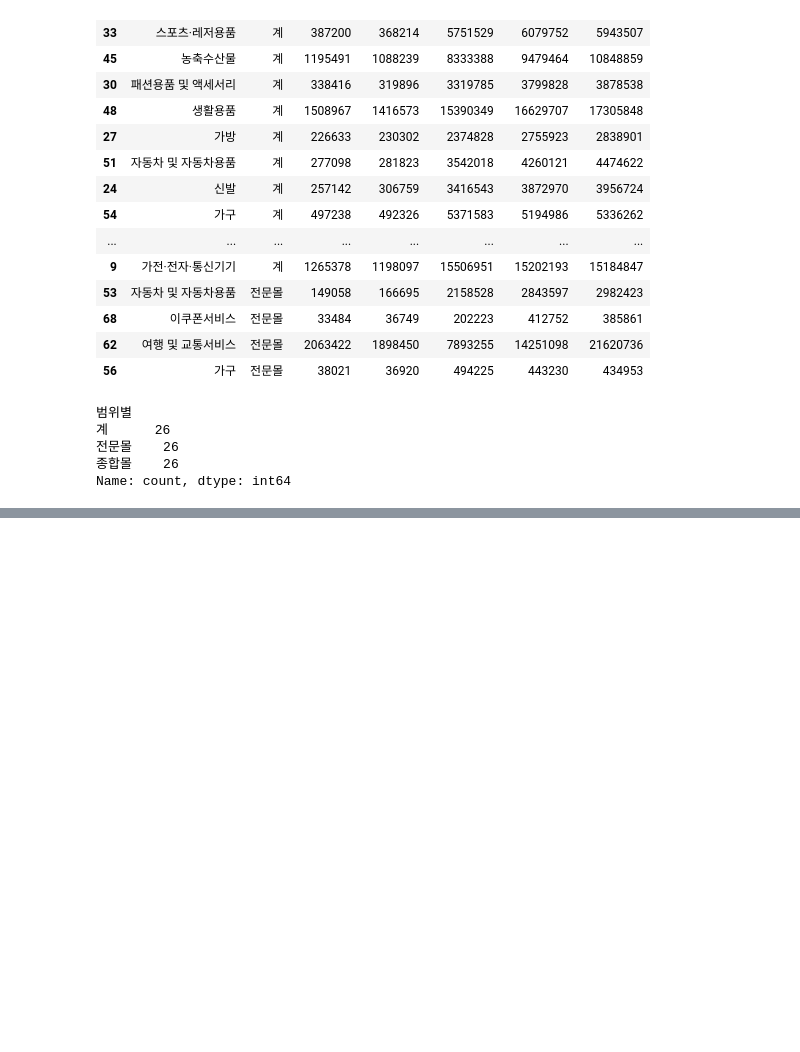
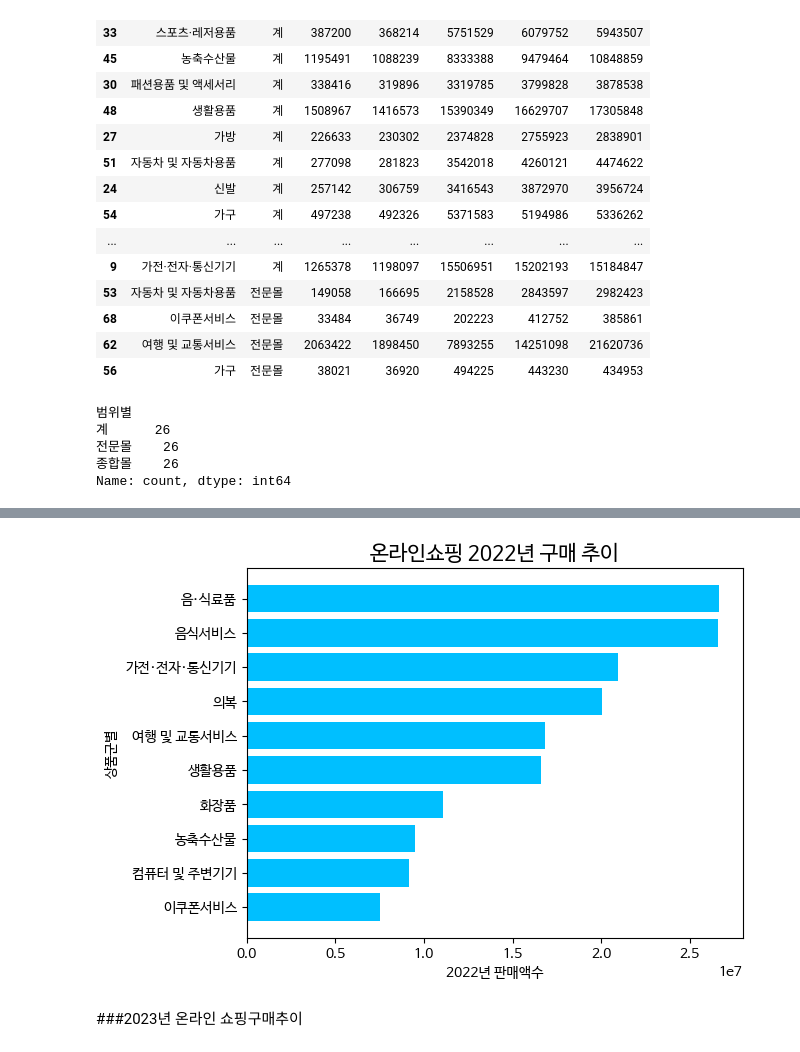
Before and after one commit to sujag281/dataanalysis, a Jupyter notebook: 온라인쇼핑몰.ipynb, the cells around one changed output, grey strips where cells are left out. Cells and saved outputs as stored; diff of their text form; code cells hidden in the pictures; blank space fills up the shorter version.

```diff
--- a/온라인쇼핑몰.ipynb
+++ b/온라인쇼핑몰.ipynb
@@ -358,0 +392,6 @@ df_2024.nlargest(10,'2024년2개월')
+# %%
+# 2022년 상위 10개만 추출
+df_2022=df_year.iloc[:,[0,2]]
+df_2022년=df_2022.nlargest(10,'2022년')
+df_2022년=df_2022년.sort_values(by = '2022년' )
+df_2022년
@@ -358,0 +410,14 @@ df_2024.nlargest(10,'2024년2개월')
+# %%
+#2022년 상위 10개 막대바그래프
+import matplotlib.pyplot as plt
+x=df_2022년['상품군별']
+y=df_2022년['2022년']
+plt.title('온라인쇼핑 2022년 구매 추이',fontsize =15)
+plt.xlabel('2022년 판매액수')
+plt.ylabel('상품군별')
+plt.barh(x, y,color='#00bfff')
+plt.show()
+# %% [output]
+[figure, added]
+# %% [markdown]
+###2023년 온라인 쇼핑구매추이
```
Also changed, not shown: parts of 40 cells of this notebook.
